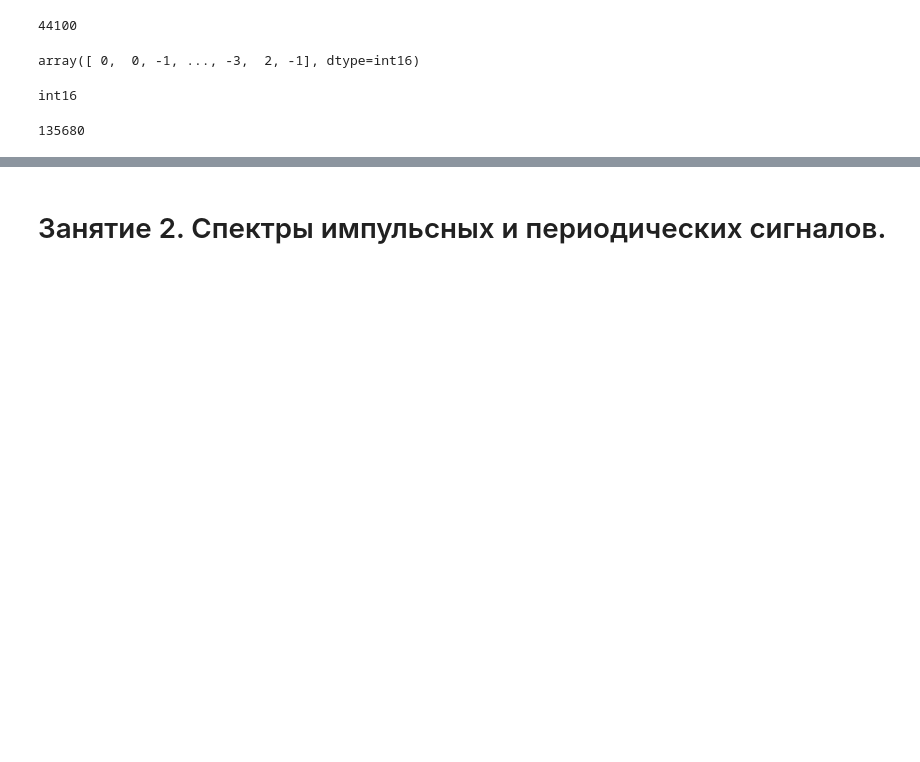
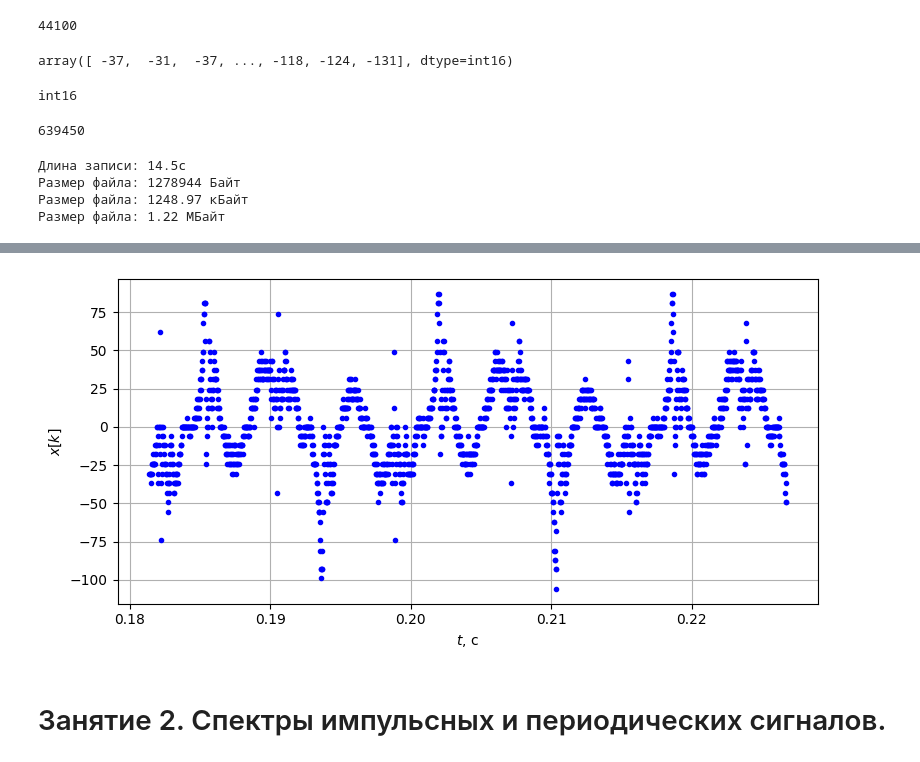
Before and after one commit to vlad-cool/RadioPhysicsLabs, a Jupyter notebook: Lab1_task.ipynb, the cells around one changed output, grey strips where cells are left out. Cells and saved outputs as stored; diff of their text form; code cells hidden in the pictures; blank space fills up the shorter version.

```diff
--- a/Lab1_task.ipynb
+++ b/Lab1_task.ipynb
@@ -257,0 +261,7 @@ Audio('tuning-fork.wav')
+# %%
+from IPython.display import Audio
+variants = ["", "clarinet.wav", "flute.wav", "glockenspiel.wav", "guitar.wav", "tuning-fork.wav", "vibraphone.wav", "glockenspiel.wav", "clarinet.wav", "vibraphone.wav", "flute.wav", "tuning-fork.wav", "guitar.wav"]
+
+variants[variant_number]
+audio_file = f"dataset/{variants[variant_number]}"
+Audio(audio_file)
@@ -258,5 +270,5 @@ Audio('tuning-fork.wav')
 # %%
-fs, x = scipy.io.wavfile.read('tuning-fork.wav') # чтение аудиофайла
+fs, x = scipy.io.wavfile.read(audio_file) # чтение аудиофайла
 # %%
 fs     #частота дискретизации в Гц
 # %% [output]
@@ -264,7 +276,7 @@ fs     #частота дискретизации в Гц
 # %%
 x      #массив значений x[k]
 # %% [output]
-array([ 0,  0, -1, ..., -3,  2, -1], dtype=int16)
+array([ -37,  -31,  -37, ..., -118, -124, -131], dtype=int16)
 # %%
 print(x.dtype) #тип данных для значений x[k]
 # %% [output]
@@ -272,13 +284,23 @@ int16
 # %%
 x.size #размер массива
 # %% [output]
-135680
+639450
+# %%
+print(f"Длина записи: {x.size / fs}с")
+print(f"Размер файла: {x.size * 2 + 44} Байт")
+print(f"Размер файла: {(x.size * 2 + 44) / 1024:.2f} кБайт")
+print(f"Размер файла: {(x.size * 2 + 44) / 1024 / 1024:.2f} МБайт")
+# %% [output]
+Длина записи: 14.5с
+Размер файла: 1278944 Байт
+Размер файла: 1248.97 кБайт
+Размер файла: 1.22 МБайт
 # %%
-x1=x[8000:10000]                     # выбор наблюдаемого диапазона
+x1=x[8000:10000]                   # выбор наблюдаемого диапазона
 k=np.arange(x1.size)               # отсчеты по времени
 # Построение графиков
 plt.figure(figsize=[8, 4])         # создание полотна размером шириной 8 X 4 дюйма
-plt.plot(k/fs, x1, 'b.')           # построение графика цифрового сигнала точками точками
+plt.plot(k/fs + np.array([8000 / fs for _ in range(len(x1))]), x1, 'b.')           # построение графика цифрового сигнала точками точками
 plt.grid()
 plt.xlabel("$t$, c")
 plt.ylabel("$x[k]$")
@@ -289,3 +309,4 @@ plt.tight_layout()
+[figure, added]
 # %% [markdown]
 # Занятие 2. Спектры импульсных и периодических сигналов.
 # %% [markdown]
```
Also changed, not shown: parts of 25 cells of this notebook, 2 other files.
